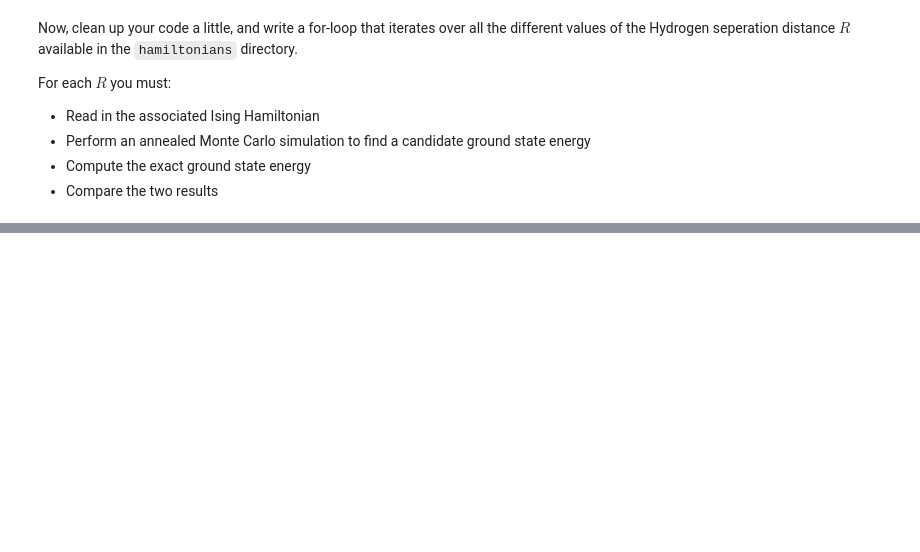
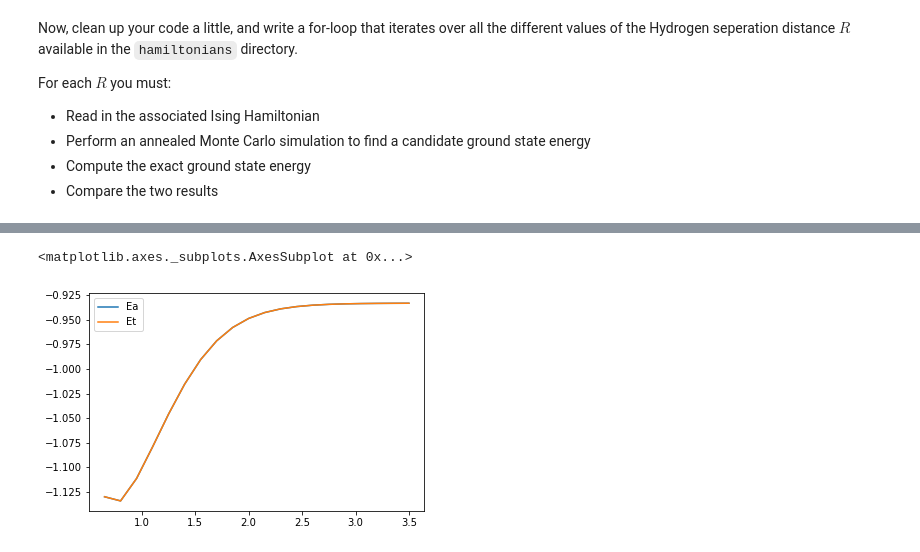
Before and after one commit to CDL-Quantum/CohortProject_2020, a Jupyter notebook: Project_4_Ising_Annealer/Task_3.ipynb, the cells around one changed output, grey strips where cells are left out. Drawn from its saved outputs; the diff is of its cells as text; code cells hidden in the pictures; blank space fills up the shorter version.

```diff
--- a/Project_4_Ising_Annealer/Task_3.ipynb
+++ b/Project_4_Ising_Annealer/Task_3.ipynb
@@ -87,0 +212,5 @@ For each $R$ you must:
+# %%
+df.plot()
+# %% [output]
+<matplotlib.axes._subplots.AxesSubplot at 0x...>
+[figure, added]
```
Also changed, not shown: parts of 9 cells of this notebook, 3 other files.
